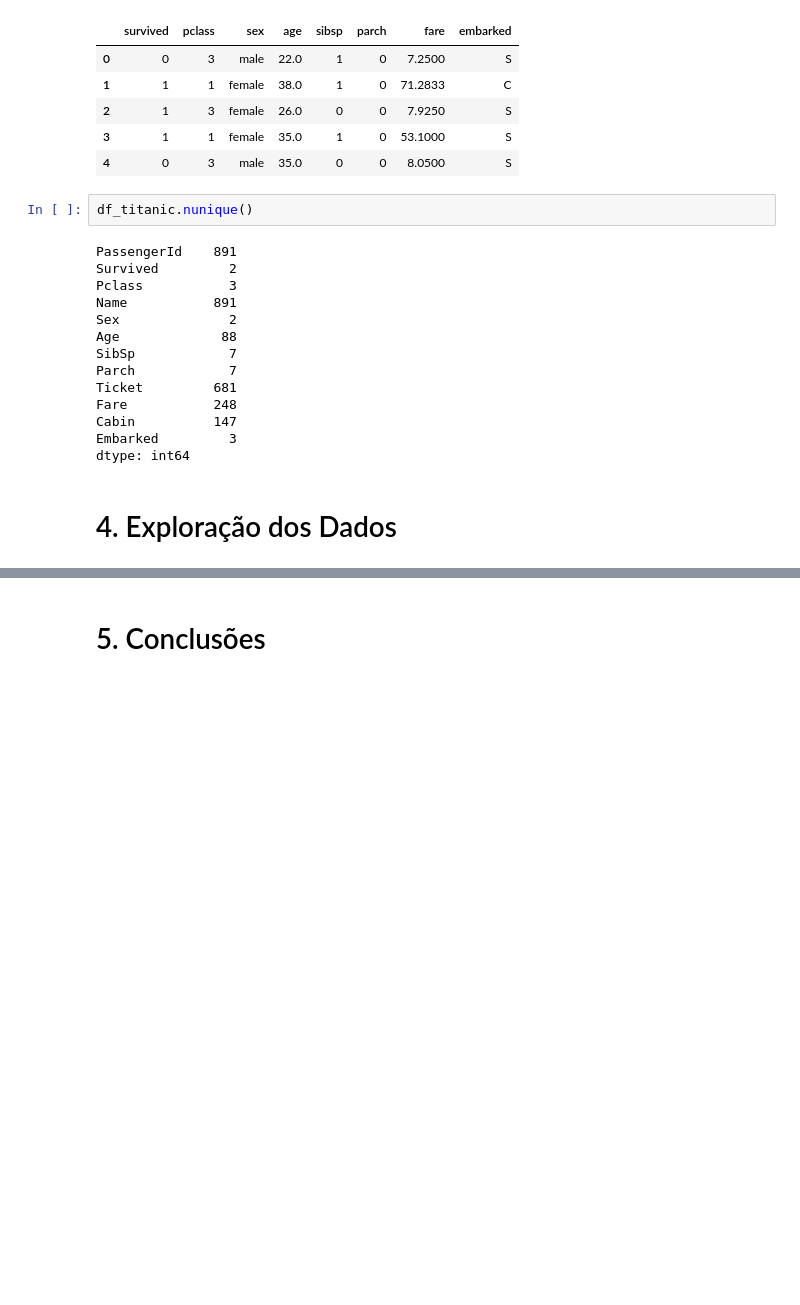
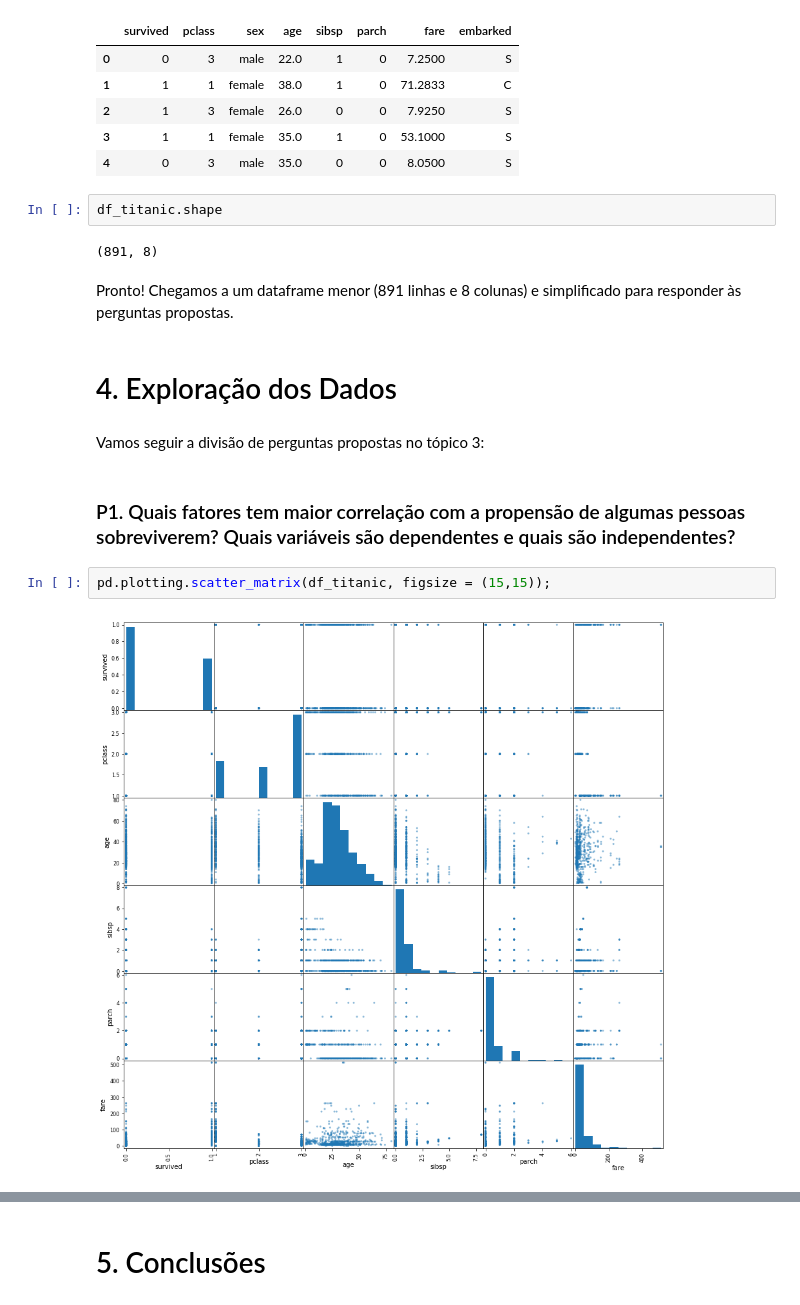
Before and after one commit to lgabs/udacity-titanic, a Jupyter notebook: titanic_data_analysis.ipynb, the cells around one changed output, grey strips where cells are left out. Cells and saved outputs as stored; diff of their text form; blank space fills up the shorter version.

```diff
--- a/titanic_data_analysis.ipynb
+++ b/titanic_data_analysis.ipynb
@@ -178,20 +179,18 @@ df_titanic.head()
 | 3 | 1 | 1 | female | 35.0 | 1 | 0 | 53.1000 | S |
 | 4 | 0 | 3 | male | 35.0 | 0 | 0 | 8.0500 | S |
 # %%
-df_titanic.nunique()
+df_titanic.shape
 # %% [output]
-PassengerId    891
-Survived         2
-Pclass           3
-Name           891
-Sex              2
-Age             88
-SibSp            7
-Parch            7
-Ticket         681
-Fare           248
-Cabin          147
-Embarked         3
-dtype: int64
+(891, 8)
+# %% [markdown]
+Pronto! Chegamos a um dataframe menor (891 linhas e 8 colunas) e simplificado para responder às perguntas propostas.
 # %% [markdown]
 # 4. Exploração dos Dados
+# %% [markdown]
+Vamos seguir a divisão de perguntas propostas no tópico 3:
+# %% [markdown]
+### P1. Quais fatores tem maior correlação com a propensão de algumas pessoas sobreviverem? Quais variáveis são dependentes e quais são independentes?
+# %%
+pd.plotting.scatter_matrix(df_titanic, figsize = (15,15));
+# %% [output]
+[figure, added]
```
Also changed, not shown: parts of 14 cells of this notebook.
